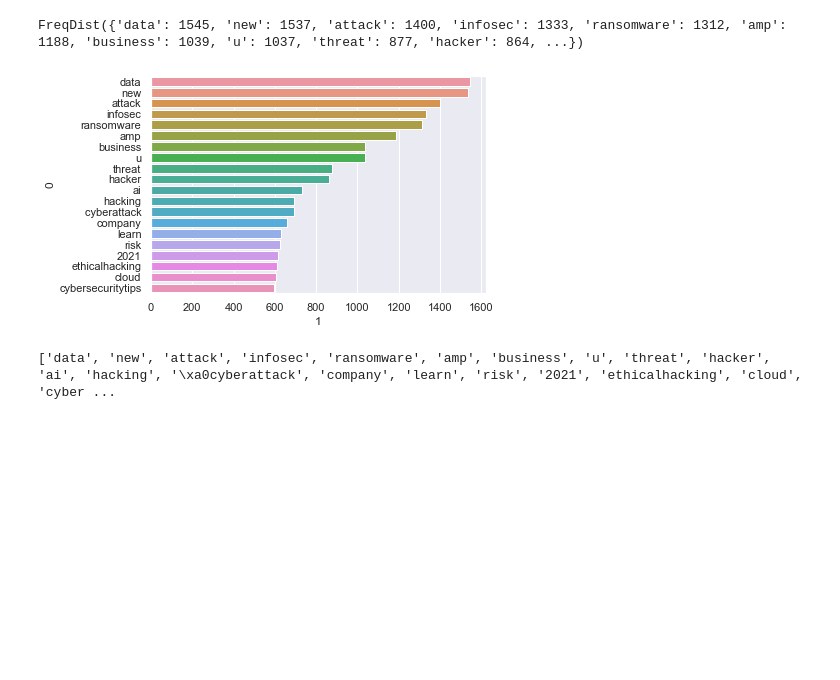
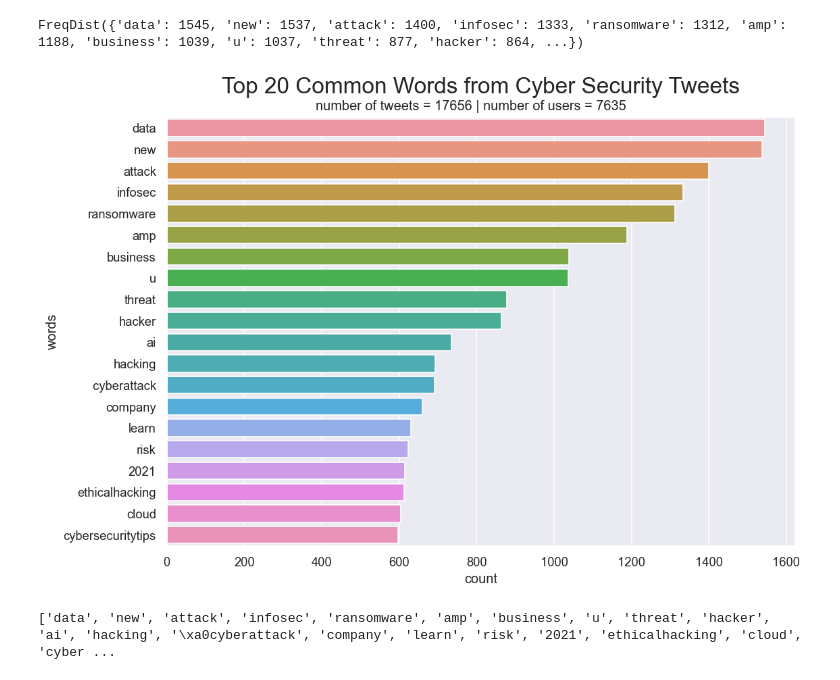
Before and after one commit to sofiapiedrahita/CyberCollective, a Jupyter notebook: Cyber Security Tweets Analysis - Elyse.ipynb, the cells around one changed output. Drawn from its saved outputs; the diff is of its cells as text; code cells hidden in the pictures; blank space fills up the shorter version.

```diff
--- a/Cyber Security Tweets Analysis - Elyse.ipynb
+++ b/Cyber Security Tweets Analysis - Elyse.ipynb
@@ -201,0 +401,2 @@ fdist_country.most_common(5)
+# %%
+hashs['hashtags'] = hashs['hashtags'].apply(removeCybersec)
@@ -201,0 +412,8 @@ fdist_country.most_common(5)
+# %%
+hash_words = []
+
+for row in hashs['hashtags']:
+    for word in str(row).split(" "):
+        hash_words.append(word)
+
+hash_words[:5]
@@ -201,0 +422,7 @@ fdist_country.most_common(5)
+# %%
+hash_words = [word for word in hash_words if word != '']
+# %%
+fdist_hash = FreqDist()
+for word in hash_words:
+    fdist_hash[word]+=1
+fdist_hash
@@ -224,9 +516,13 @@ fdist
 FreqDist({'data': 1545, 'new': 1537, 'attack': 1400, 'infosec': 1333, 'ransomware': 1312, 'amp': 1188, 'business': 1039, 'u': 1037, 'threat': 877, 'hacker': 864, ...})
 # %%
 freq_data = pd.DataFrame.from_dict(fdist.most_common(20))
-sns.barplot(data = freq_data, x = 1, y = 0);
+sns.barplot(data = freq_data, x = 1, y = 0)
+plt.title("Top 20 Common Words from Cyber Security Tweets", size = 20, y = 1.04)
+plt.suptitle("number of tweets = 17656 | number of users = 7635", y = .91)
+plt.xlabel("count")
+plt.ylabel("words");
 # %% [output]
-[figure, old version]
+[figure, new version]
 # %%
 most_common = []
 
```
Also changed, not shown: parts of 160 cells of this notebook.
